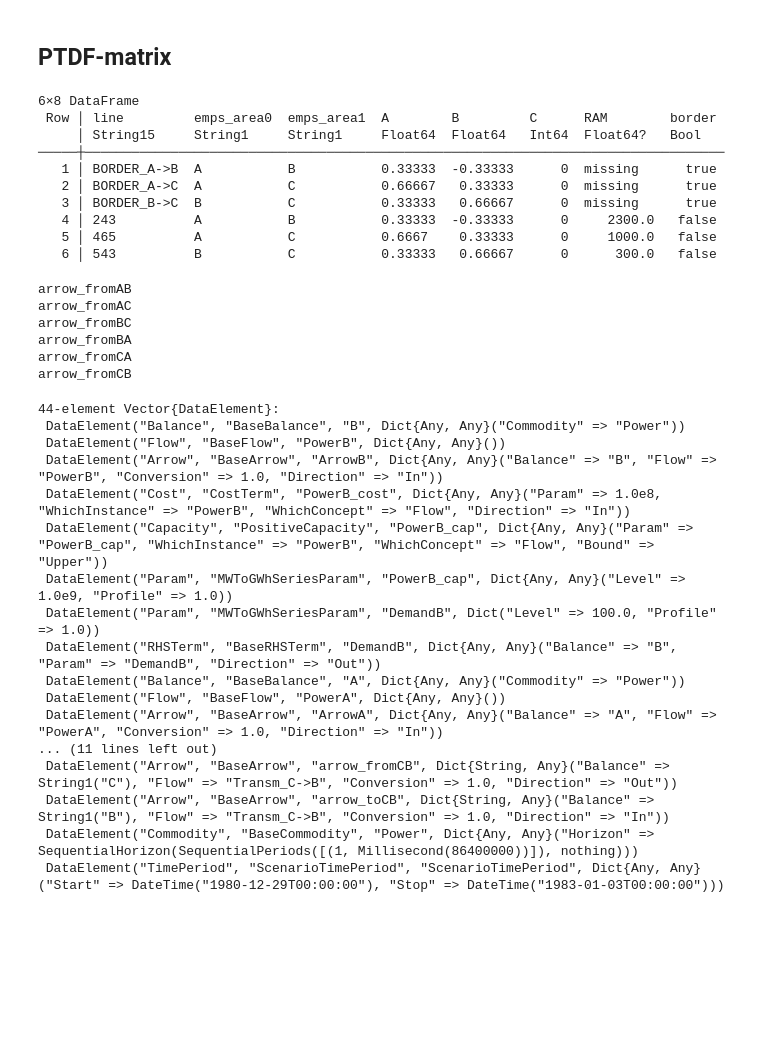
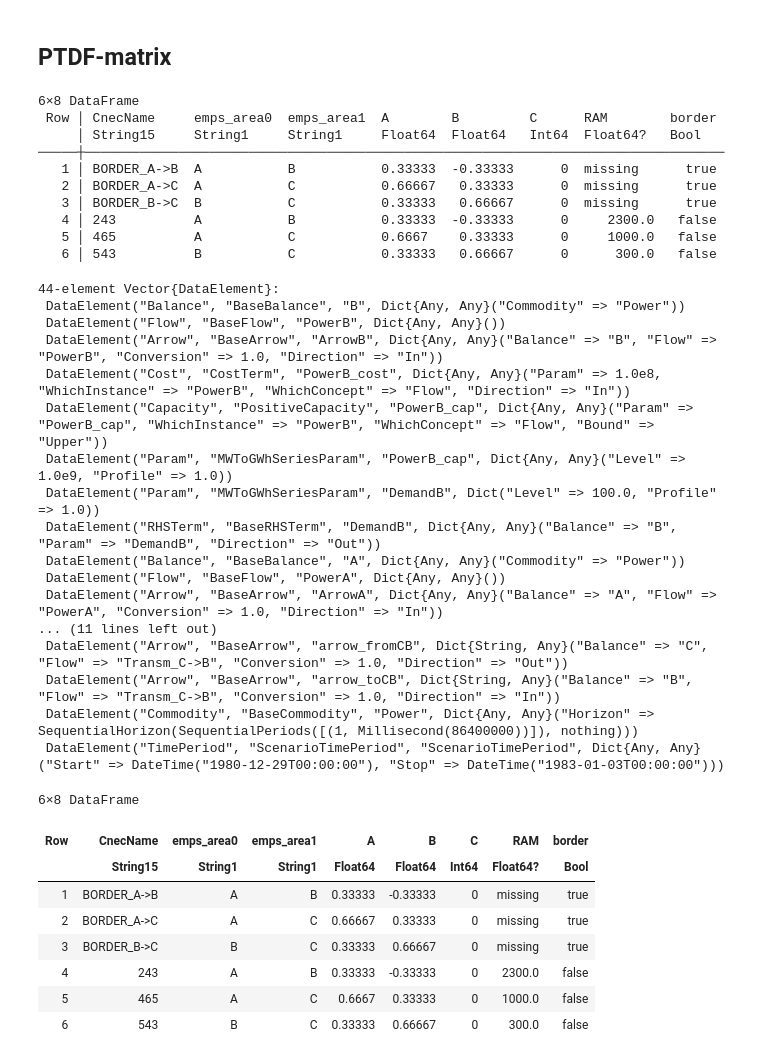
Before and after one commit to NVE/TuLiPa, a Jupyter notebook: demos/other/flowbased_function.ipynb, the cells around one changed output. Drawn from its saved outputs; the diff is of its cells as text; code cells hidden in the pictures; blank space fills up the shorter version.

Commit message:
Process the column line/CnecName

```diff
--- a/demos/other/flowbased_function.ipynb
+++ b/demos/other/flowbased_function.ipynb
@@ -102,14 +102,15 @@ create_elements (generic function with 1 method)
 ## PTDF-matrix
 # %%
 file = "./assets/3noder_enkeltlinjer_1.csv"
-df_ptdf = DataFrame(CSV.File(file))
-df_ptdf.Border = df_ptdf.Border .== 1  # Convert to boolean
-rename!(df_ptdf, :Border => :border)
+df_flowbased_grid = DataFrame(CSV.File(file))
+df_flowbased_grid.Border = df_flowbased_grid.Border .== 1  # Convert to boolean
+rename!(df_flowbased_grid, :Border => :border)
+#select!(df_ptdf, Not([:emps_area0, :emps_area1]))
 
-println(df_ptdf)
+println(df_flowbased_grid)
 # %% [output]
 6×8 DataFrame
- Row │ line         emps_area0  emps_area1  A        B         C      RAM        border
+ Row │ CnecName     emps_area0  emps_area1  A        B         C      RAM        border
      │ String15     String1     String1     Float64  Float64   Int64  Float64?   Bool
 ─────┼──────────────────────────────────────────────────────────────────────────────────
    1 │ BORDER_A->B  A           B           0.33333  -0.33333      0  missing      true
@@ -119,28 +120,34 @@ println(df_ptdf)
    5 │ 465          A           C           0.6667    0.33333      0     1000.0   false
    6 │ 543          B           C           0.33333   0.66667      0      300.0   false
 # %%
-elements = create_elements(network, df_ptdf)
+elements = create_elements(network, df_flowbased_grid)
 # %% [output]
-arrow_fromAB
-arrow_fromAC
-arrow_fromBC
-arrow_fromBA
-arrow_fromCA
-arrow_fromCB
+44-element Vector{DataElement}:
+ DataElement("Balance", "BaseBalance", "B", Dict{Any, Any}("Commodity" => "Power"))
+ DataElement("Flow", "BaseFlow", "PowerB", Dict{Any, Any}())
+ DataElement("Arrow", "BaseArrow", "ArrowB", Dict{Any, Any}("Balance" => "B", "Flow" => "PowerB", "Conversion" => 1.0, "Direction" => "In"))
+ DataElement("Cost", "CostTerm", "PowerB_cost", Dict{Any, Any}("Param" => 1.0e8, "WhichInstance" => "PowerB", "WhichConcept" => "Flow", "Direction" => "In"))
+ DataElement("Capacity", "PositiveCapacity", "PowerB_cap", Dict{Any, Any}("Param" => "PowerB_cap", "WhichInstance" => "PowerB", "WhichConcept" => "Flow", "Bound" => "Upper"))
+ DataElement("Param", "MWToGWhSeriesParam", "PowerB_cap", Dict{Any, Any}("Level" => 1.0e9, "Profile" => 1.0))
+ DataElement("Param", "MWToGWhSeriesParam", "DemandB", Dict("Level" => 100.0, "Profile" => 1.0))
+ DataElement("RHSTerm", "BaseRHSTerm", "DemandB", Dict{Any, Any}("Balance" => "B", "Param" => "DemandB", "Direction" => "Out"))
+ DataElement("Balance", "BaseBalance", "A", Dict{Any, Any}("Commodity" => "Power"))
+ DataElement("Flow", "BaseFlow", "PowerA", Dict{Any, Any}())
+ DataElement("Arrow", "BaseArrow", "ArrowA", Dict{Any, Any}("Balance" => "A", "Flow" => "PowerA", "Conversion" => 1.0, "Direction" => "In"))
+... (11 lines left out)
+ DataElement("Arrow", "BaseArrow", "arrow_fromCB", Dict{String, Any}("Balance" => "C", "Flow" => "Transm_C->B", "Conversion" => 1.0, "Direction" => "Out"))
+ DataElement("Arrow", "BaseArrow", "arrow_toCB", Dict{String, Any}("Balance" => "B", "Flow" => "Transm_C->B", "Conversion" => 1.0, "Direction" => "In"))
+ DataElement("Commodity", "BaseCommodity", "Power", Dict{Any, Any}("Horizon" => SequentialHorizon(SequentialPeriods([(1, Millisecond(86400000))]), nothing)))
+ DataElement("TimePeriod", "ScenarioTimePeriod", "ScenarioTimePeriod", Dict{Any, Any}("Start" => DateTime("1980-12-29T00:00:00"), "Stop" => DateTime("1983-01-03T00:00:00")))
-44-element Vector{DataElement}:
- DataElement("Balance", "BaseBalance", "B", Dict{Any, Any}("Commodity" => "Power"))
- DataElement("Flow", "BaseFlow", "PowerB", Dict{Any, Any}())
- DataElement("Arrow", "BaseArrow", "ArrowB", Dict{Any, Any}("Balance" => "B", "Flow" => "PowerB", "Conversion" => 1.0, "Direction" => "In"))
- DataElement("Cost", "CostTerm", "PowerB_cost", Dict{Any, Any}("Param" => 1.0e8, "WhichInstance" => "PowerB", "WhichConcept" => "Flow", "Direction" => "In"))
- DataElement("Capacity", "PositiveCapacity", "PowerB_cap", Dict{Any, Any}("Param" => "PowerB_cap", "WhichInstance" => "PowerB", "WhichConcept" => "Flow", "Bound" => "Upper"))
- DataElement("Param", "MWToGWhSeriesParam", "PowerB_cap", Dict{Any, Any}("Level" => 1.0e9, "Profile" => 1.0))
- DataElement("Param", "MWToGWhSeriesParam", "DemandB", Dict("Level" => 100.0, "Profile" => 1.0))
- DataElement("RHSTerm", "BaseRHSTerm", "DemandB", Dict{Any, Any}("Balance" => "B", "Param" => "DemandB", "Direction" => "Out"))
- DataElement("Balance", "BaseBalance", "A", Dict{Any, Any}("Commodity" => "Power"))
- DataElement("Flow", "BaseFlow", "PowerA", Dict{Any, Any}())
- DataElement("Arrow", "BaseArrow", "ArrowA", Dict{Any, Any}("Balance" => "A", "Flow" => "PowerA", "Conversion" => 1.0, "Direction" => "In"))
-... (11 lines left out)
- DataElement("Arrow", "BaseArrow", "arrow_fromCB", Dict{String, Any}("Balance" => String1("C"), "Flow" => "Transm_C->B", "Conversion" => 1.0, "Direction" => "Out"))
- DataElement("Arrow", "BaseArrow", "arrow_toCB", Dict{String, Any}("Balance" => String1("B"), "Flow" => "Transm_C->B", "Conversion" => 1.0, "Direction" => "In"))
- DataElement("Commodity", "BaseCommodity", "Power", Dict{Any, Any}("Horizon" => SequentialHorizon(SequentialPeriods([(1, Millisecond(86400000))]), nothing)))
- DataElement("TimePeriod", "ScenarioTimePeriod", "ScenarioTimePeriod", Dict{Any, Any}("Start" => DateTime("1980-12-29T00:00:00"), "Stop" => DateTime("1983-01-03T00:00:00")))
+# %%
+df_flowbased_grid
+# %% [output]
+6×8 DataFrame
+| Row | CnecName | emps_area0 | emps_area1 | A | B | C | RAM | border |
+|  | String15 | String1 | String1 | Float64 | Float64 | Int64 | Float64? | Bool |
+| 1 | BORDER_A->B | A | B | 0.33333 | -0.33333 | 0 | missing | true |
+| 2 | BORDER_A->C | A | C | 0.66667 | 0.33333 | 0 | missing | true |
+| 3 | BORDER_B->C | B | C | 0.33333 | 0.66667 | 0 | missing | true |
+| 4 | 243 | A | B | 0.33333 | -0.33333 | 0 | 2300.0 | false |
+| 5 | 465 | A | C | 0.6667 | 0.33333 | 0 | 1000.0 | false |
+| 6 | 543 | B | C | 0.33333 | 0.66667 | 0 | 300.0 | false |
```
Also changed, not shown: parts of 7 cells of this notebook.
